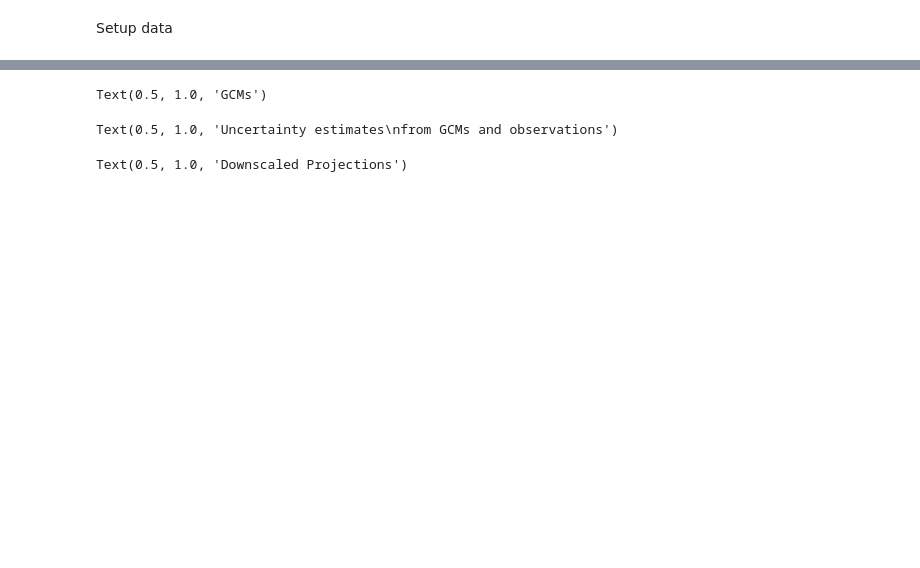
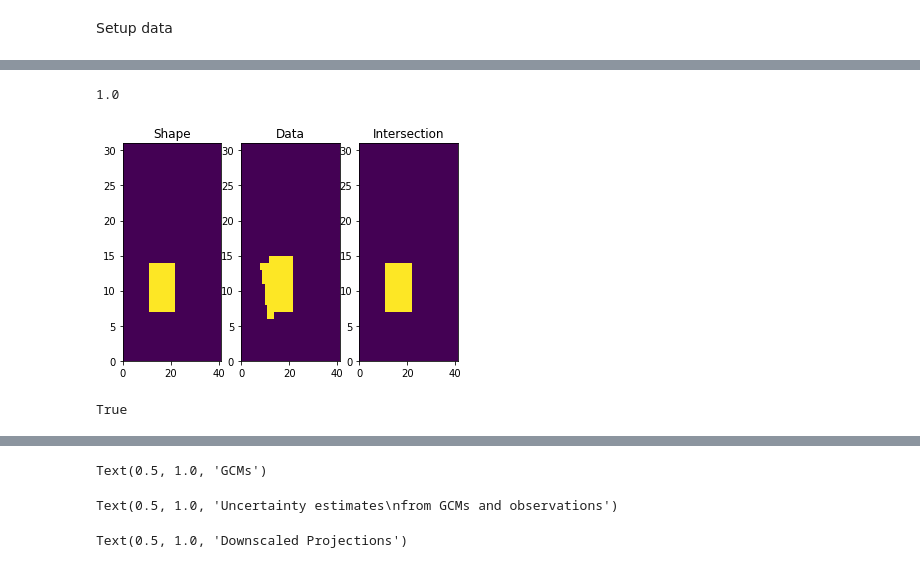
Before and after one commit to MetOffice/EUCP_WP5_Lines_of_Evidence, a Jupyter notebook: boxplot_experiments.ipynb, the cells around one changed output, grey strips where cells are left out. Saved outputs shown, nothing was run; the diff lists cells and outputs as text; code cells hidden in the pictures; blank space fills up the shorter version.

```diff
--- a/boxplot_experiments.ipynb
+++ b/boxplot_experiments.ipynb
@@ -234,3 +394,26 @@ def remove_institute_from_driver(driver_str):
+# %%
+alp_shp = shape.load_shp('/net/home/h02/tcrocker/code/EUCP_WP5_Lines_of_Evidence/shape_files/EUCP_WP3_domains/EUCP_WP3_domains.shp', name="ALP-3")[0]
+s_mask = alp_shp.cube_2d_weights(cube)
+plt.subplot(131)
+plt.pcolormesh(s_mask.data)
+plt.gca().set_title("Shape")
+plt.subplot(132)
+plt.pcolormesh(np.invert(cube.data.mask))
+plt.gca().set_title("Data")
+
+intersection = s_mask.data * np.invert(cube.data.mask)
+plt.subplot(133)
+plt.pcolormesh(intersection)
+plt.gca().set_title("Intersection")
+
+print(check_data_shape_intersection(cube, alp_shp))
+# %% [output]
+1.0
+[figure, added]
+# %%
+print((intersection == s_mask.data).all())
+# %% [output]
+True
 # %%
 
 # read data
```
Also changed, not shown: parts of 9 cells of this notebook, 3 other files.
